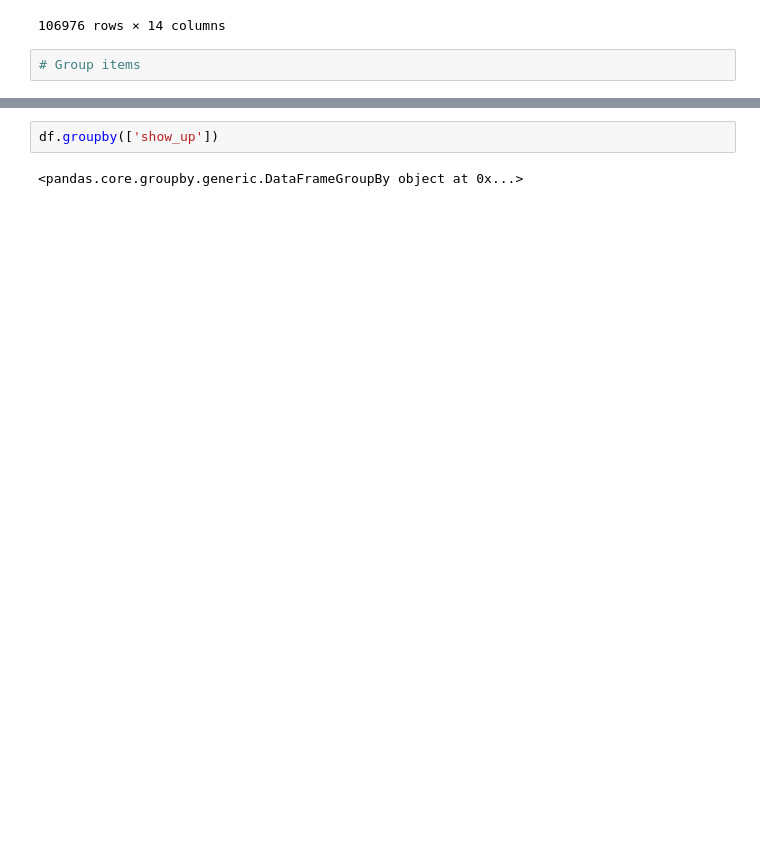
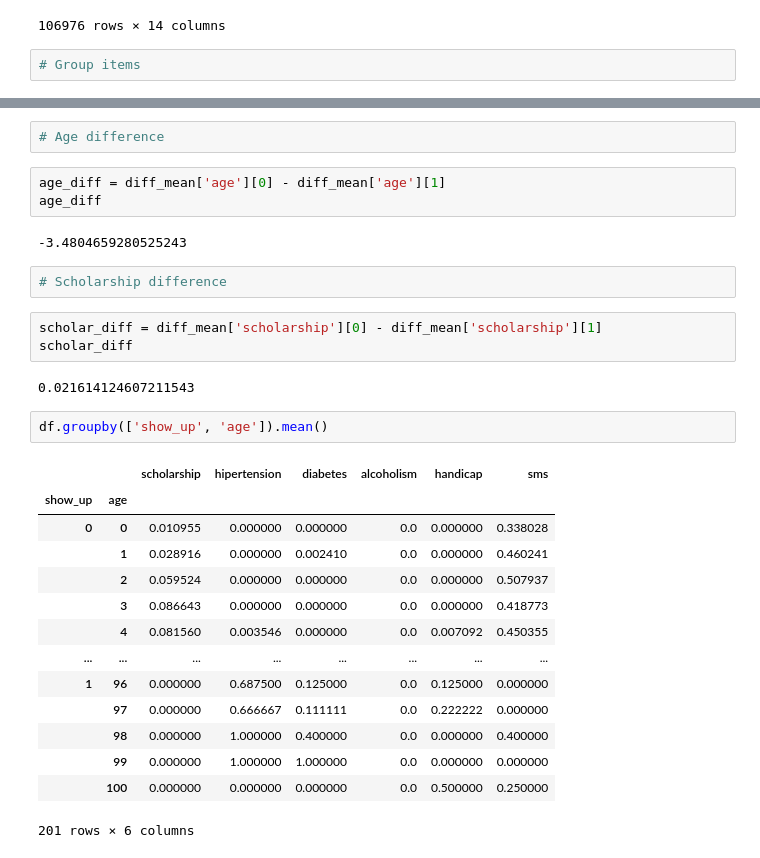
Before and after one commit to annesteinbach/supervised_learning_implementation, a Jupyter notebook: supervised_learning.ipynb, the cells around one changed output, grey strips where cells are left out. Saved outputs shown, nothing was run; the diff lists cells and outputs as text; blank space fills up the shorter version.

Commit message:
Analyse different means

```diff
--- a/supervised_learning.ipynb
+++ b/supervised_learning.ipynb
@@ -300,4 +315,31 @@ df.query('age > 0 & age < 100')
+# %%
+# Age difference
+# %%
+age_diff = diff_mean['age'][0] - diff_mean['age'][1]
+age_diff
+# %% [output]
+-3.4804659280525243
+# %%
+# Scholarship difference
+# %%
+scholar_diff = diff_mean['scholarship'][0] - diff_mean['scholarship'][1]
+scholar_diff
+# %% [output]
+0.021614124607211543
 # %%
-df.groupby(['show_up'])
+df.groupby(['show_up', 'age']).mean()
 # %% [output]
+|  |  | scholarship | hipertension | diabetes | alcoholism | handicap | sms |
+| show_up | age |  |  |  |  |  |  |
+| 0 | 0 | 0.010955 | 0.000000 | 0.000000 | 0.0 | 0.000000 | 0.338028 |
+|  | 1 | 0.028916 | 0.000000 | 0.002410 | 0.0 | 0.000000 | 0.460241 |
+|  | 2 | 0.059524 | 0.000000 | 0.000000 | 0.0 | 0.000000 | 0.507937 |
+|  | 3 | 0.086643 | 0.000000 | 0.000000 | 0.0 | 0.000000 | 0.418773 |
+|  | 4 | 0.081560 | 0.003546 | 0.000000 | 0.0 | 0.007092 | 0.450355 |
+| ... | ... | ... | ... | ... | ... | ... | ... |
+| 1 | 96 | 0.000000 | 0.687500 | 0.125000 | 0.0 | 0.125000 | 0.000000 |
+|  | 97 | 0.000000 | 0.666667 | 0.111111 | 0.0 | 0.222222 | 0.000000 |
+|  | 98 | 0.000000 | 1.000000 | 0.400000 | 0.0 | 0.000000 | 0.400000 |
+|  | 99 | 0.000000 | 1.000000 | 1.000000 | 0.0 | 0.000000 | 0.000000 |
+|  | 100 | 0.000000 | 0.000000 | 0.000000 | 0.0 | 0.500000 | 0.250000 |
-<pandas.core.groupby.generic.DataFrameGroupBy object at 0x...>
+201 rows × 6 columns
```
Also changed, not shown: parts of 2 cells of this notebook.
